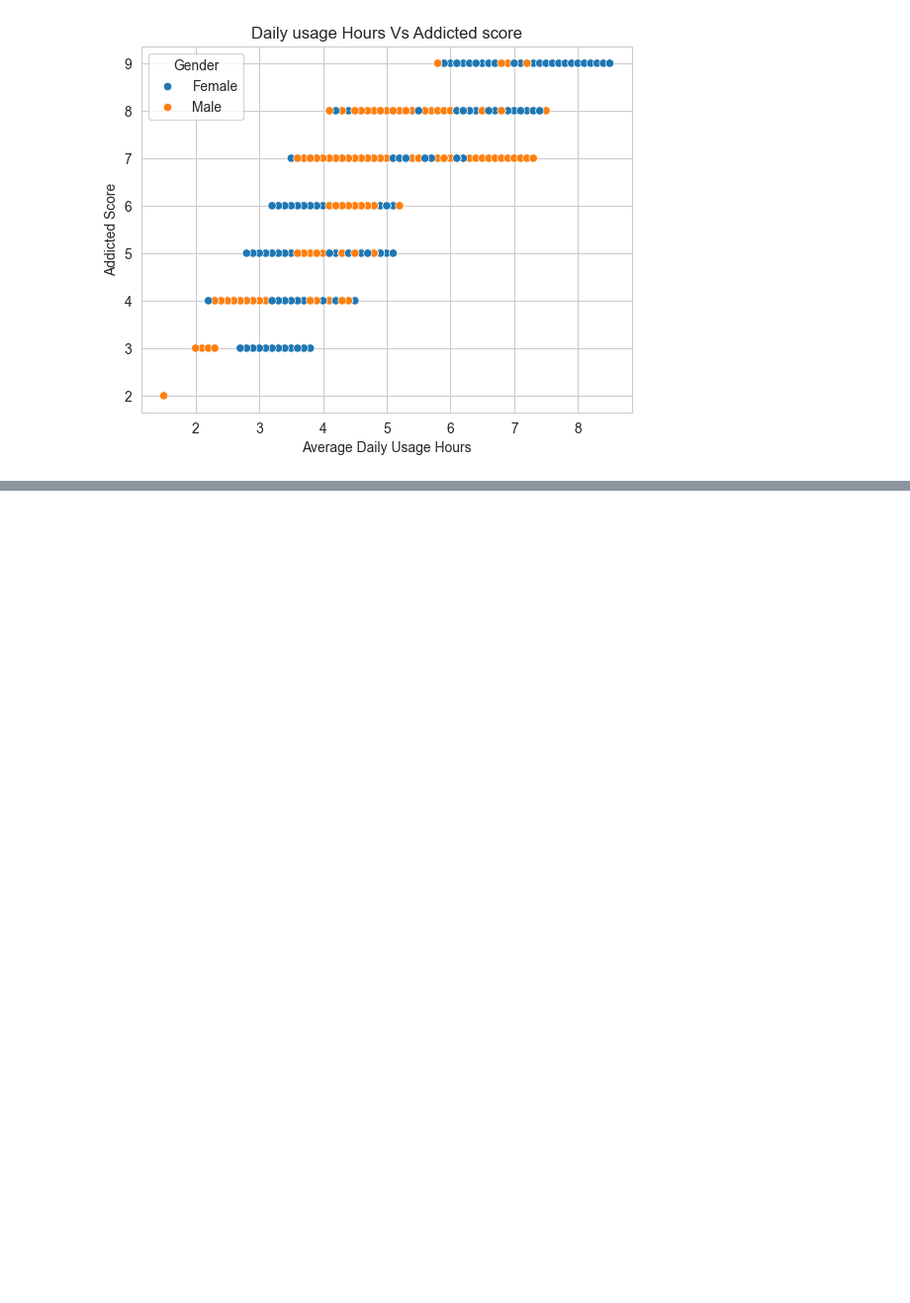
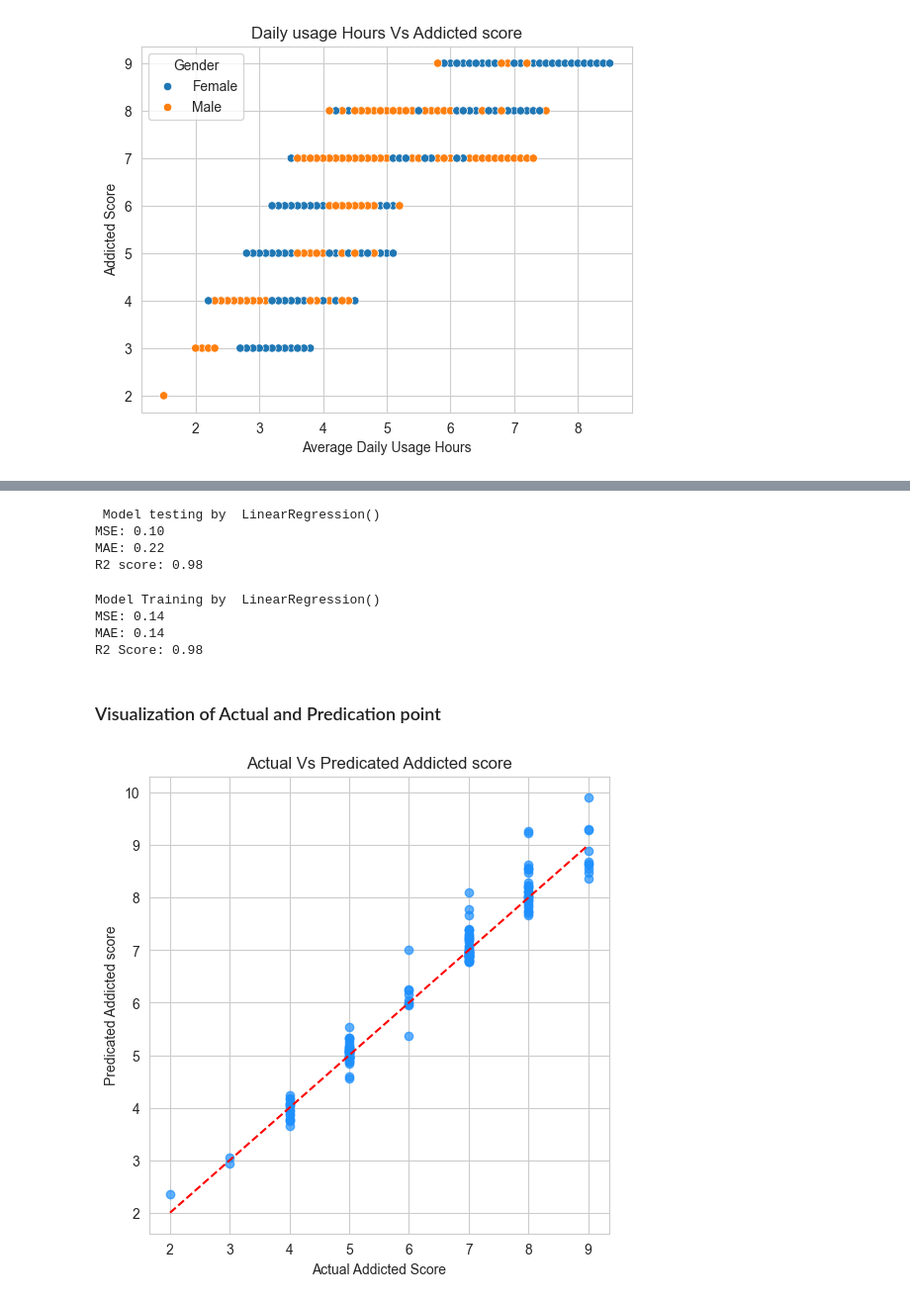
Before and after one commit to chaudhary-dotcom/socialMedia_addication, a Jupyter notebook: soclMedAddication.ipynb, the cells around one changed output, grey strips where cells are left out. Shown: that part at 99% size. Drawn from its saved outputs; the diff is of its cells as text; code cells hidden in the pictures; blank space fills up the shorter version.

```diff
--- a/soclMedAddication.ipynb
+++ b/soclMedAddication.ipynb
@@ -275,0 +234,8 @@ NameError: name 'models' is not defined
+# %%
+pipeline = Pipeline(steps=[
+    ('preprocessor', preprocessor),
+    ('model', LinearRegression())
+])
+# %%
+# Train test split
+X_train, X_test, y_train, y_test = train_test_split(X, y, test_size=0.2, random_state=42)
@@ -275,0 +244,2 @@ NameError: name 'models' is not defined
+# %%
+pipeline.fit(X_train, y_train)
@@ -275,0 +262,4 @@ NameError: name 'models' is not defined
+# %%
+#Predication of training dataset and testing dataset
+y_pred_test = pipeline.predict(X_test)
+y_pred_train = pipeline.predict(X_train)
@@ -275,0 +277,35 @@ NameError: name 'models' is not defined
+# %%
+#Accuracy and error check for testing dataset
+print(' Model testing by ', pipeline.named_steps['model'])
+print(f'MSE: {mse_test:.2f}')
+print(f'MAE: {mae_test:.2f}')
+print(f'R2 score: {r2_train:.2f}')
+# %% [output]
+ Model testing by  LinearRegression()
+MSE: 0.10
+MAE: 0.22
+R2 score: 0.98
+# %%
+# Accuracy and error check for training dataset
+print('Model Training by ', pipeline.named_steps['model'])
+print(f'MSE: {mse_train:.2f}')
+print(f'MAE: {mae_train:.2f}')
+print(f'R2 Score: {r2_train:.2f}')
+# %% [output]
+Model Training by  LinearRegression()
+MSE: 0.14
+MAE: 0.14
+R2 Score: 0.98
+# %% [markdown]
+### Visualization of Actual and Predication point
+# %%
+#Scatter plot
+plt.figure(figsize=(6,6))
+plt.scatter(y_test, y_pred_test, alpha=0.7, color='dodgerblue')
+plt.plot([y_test.min(), y_test.max()], [y_test.min(), y_test.max()], '--r')
+plt.xlabel('Actual Addicted Score')
+plt.ylabel('Predicated Addicted score')
+plt.title('Actual Vs Predicated Addicted score')
+plt.show()
+# %% [output]
+[figure, added]
```
Also changed, not shown: parts of 30 cells of this notebook.
